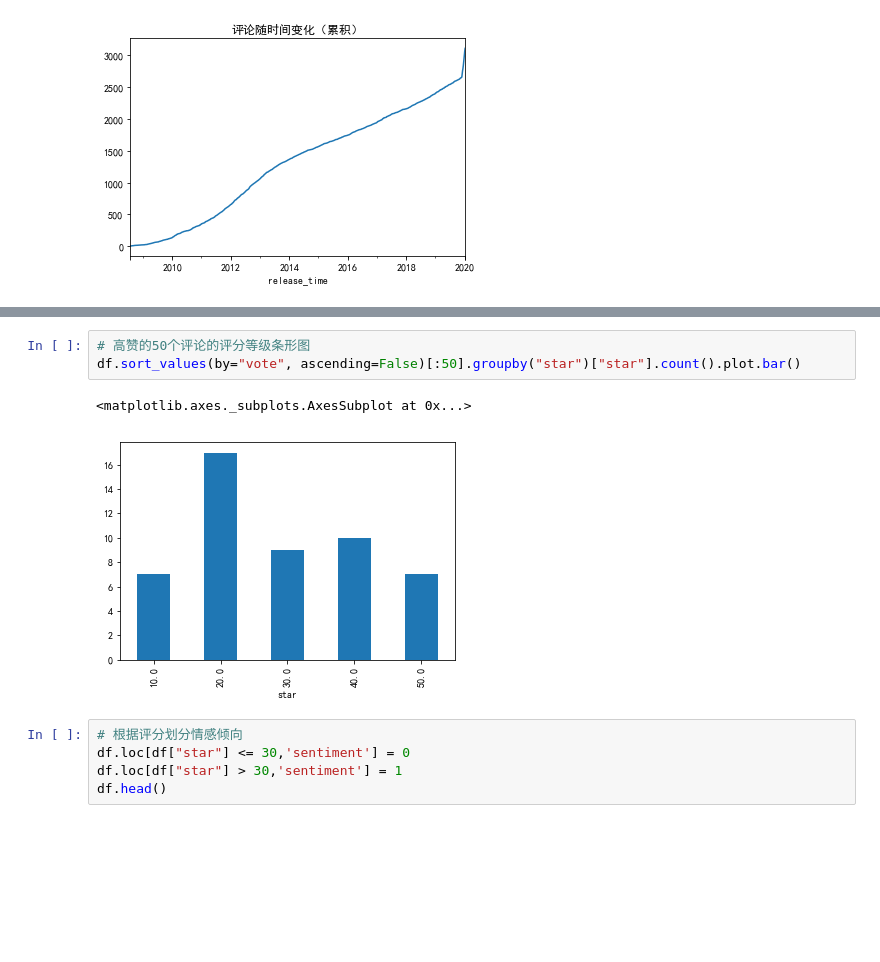
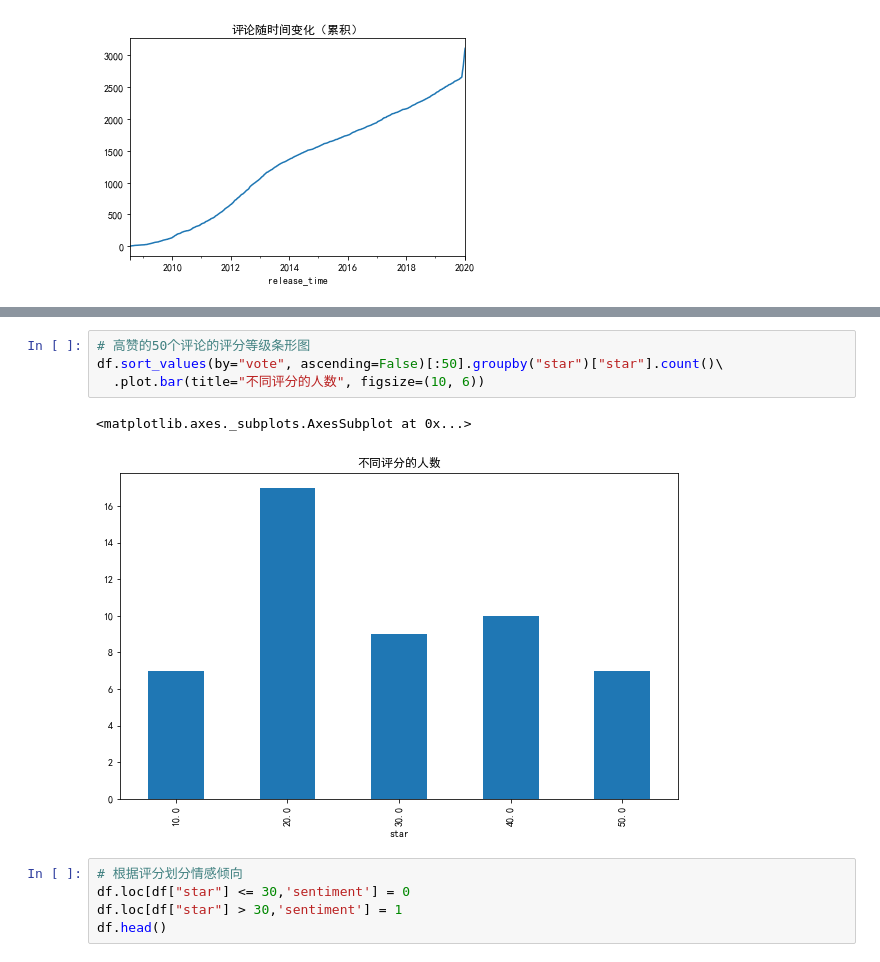
Before and after one commit to nickliqian/keep_learning, a Jupyter notebook: MixNotes/书评论情感分析/sen.ipynb, the cells around one changed output, grey strips where cells are left out. Saved outputs shown, nothing was run; the diff lists cells and outputs as text; blank space fills up the shorter version.

```diff
--- a/MixNotes/书评论情感分析/sen.ipynb
+++ b/MixNotes/书评论情感分析/sen.ipynb
@@ -115,10 +117,11 @@ df.sort_values(by="vote", ascending=False)[:50]
 | 2009-07-22 | 3 | 迷踪 | https://www.douban.com/people/miz... | 50.0 | 力荐 | 穿越我一定会推荐《庆余年》和《回到明朝当王爷》 |
 # %%
 # 高赞的50个评论的评分等级条形图
-df.sort_values(by="vote", ascending=False)[:50].groupby("star")["star"].count().plot.bar()
+df.sort_values(by="vote", ascending=False)[:50].groupby("star")["star"].count()\
+  .plot.bar(title="不同评分的人数", figsize=(10, 6))
 # %% [output]
 <matplotlib.axes._subplots.AxesSubplot at 0x...>
-[figure, old version]
+[figure, new version]
 # %%
 # 根据评分划分情感倾向
 df.loc[df["star"] <= 30,'sentiment'] = 0
```
Also changed, not shown: parts of 21 cells of this notebook, 3 other files.
